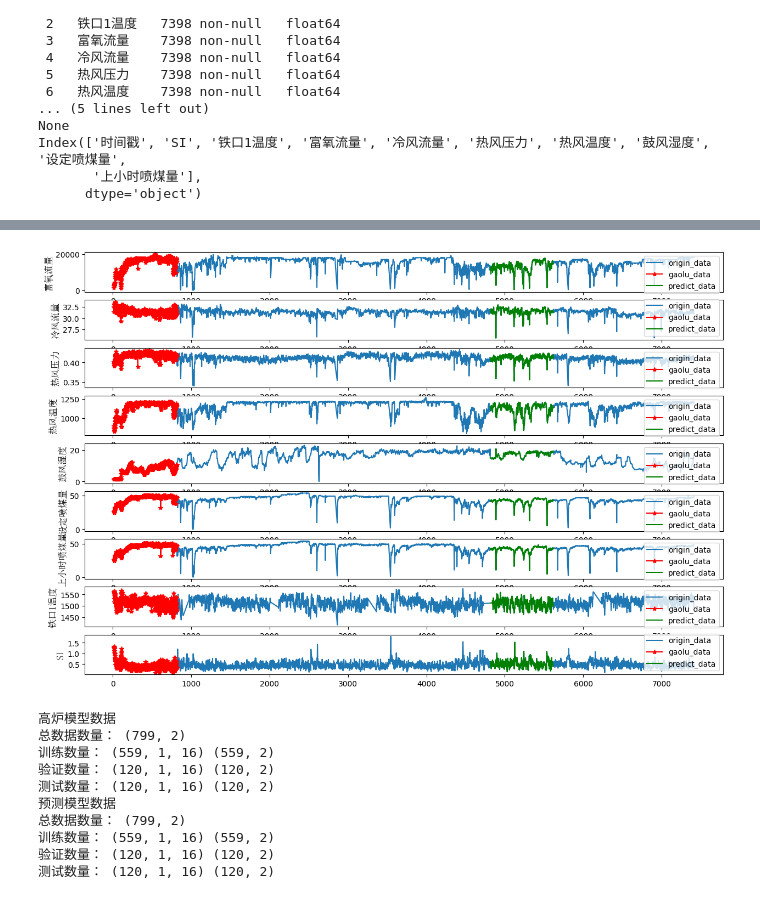
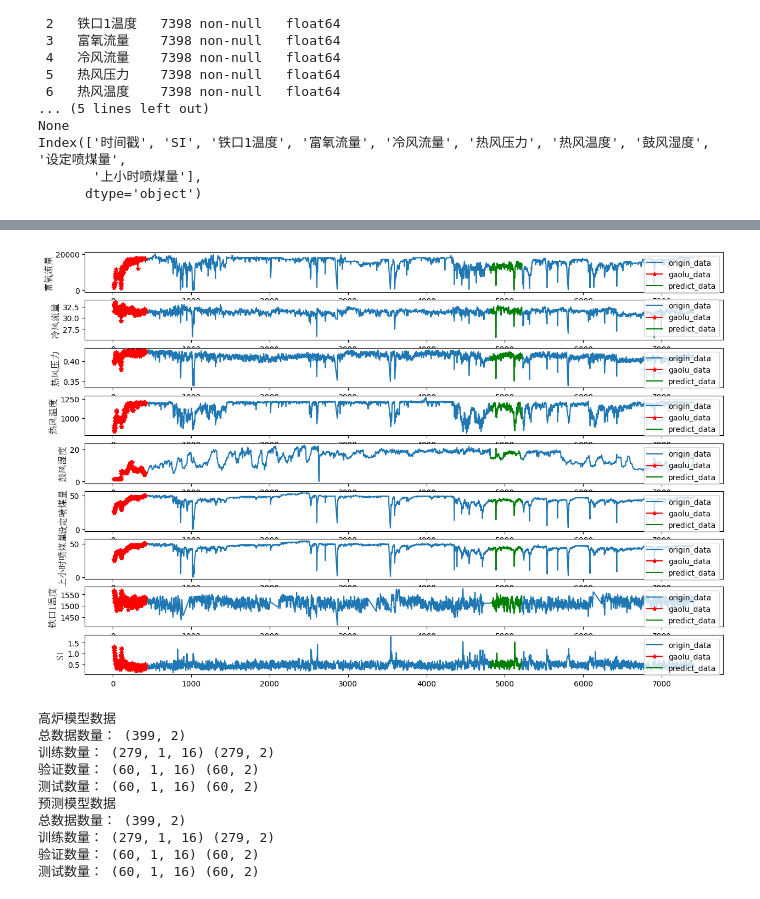
Before and after one commit to haokwok2002/gaolu, a Jupyter notebook: MPC/高炉/0数据处理/简单插值/LSTM双向-高炉-预测控制-7个.ipynb, the cells around one changed output, grey strips where cells are left out. Saved outputs shown, nothing was run; the diff lists cells and outputs as text; code cells hidden in the pictures.

```diff
--- a/MPC/高炉/0数据处理/简单插值/LSTM双向-高炉-预测控制-7个.ipynb
+++ b/MPC/高炉/0数据处理/简单插值/LSTM双向-高炉-预测控制-7个.ipynb
@@ -130,32 +130,32 @@ See the c
 # %%
 # 画出选取的数据
 def plot_subplot(data_x,data_y,column,index_predict,index_gaolu):
     plt.plot(data_x,data_y,'-', label='origin_data')
     plt.plot(data_x[index_gaolu],data_y[index_gaolu],'r*-', label='gaolu_data')
     plt.plot(data_x[index_predict],data_y[index_predict],'g-', label='predict_data')
     plt.legend()
     # plt.xlabel(time_term, fontproperties=font)  # 使用中文标签
     plt.ylabel(column, fontproperties=font)  # 使用中文标签
 
 
 
-length1 = 800
+length1 = 400
 start1 = 0
-length2 = 800
+length2 = 400
 start2 = 4800
 
 
 index_gaolu   = range(start1, start1+length1+1, 1)
 index_predict     = range(start2, start2+length2+1, 1)
 # index = range(1, 7572, 1)
 
 
 plt.figure(figsize=(15, 10))
 for idx, column in enumerate(input_term+output_term):
     plt.subplot(len(input_term+output_term), 1, idx+1)
     plot_subplot(df_sheet_process[time_term].values,df_sheet_process[column].values,column,index_predict,index_gaolu)
 # %% [output]
-[figure, old version]
+[figure, new version]
 # %%
 # 数据归一化、逆归一化
 from sklearn.preprocessing import MinMaxScaler
@@ -287,15 +287,15 @@ X_predict_train, X_predict_val, X_predict_test,\
 y_predict_train, y_predict_val, y_predict_test = make_data(u1_data,u2_data,u3_data,u4_data,u5_data,u6_data,u7_data,y1_data,y2_data)
 # %% [output]
 高炉模型数据
-总数据数量： (799, 2)
-训练数量： (559, 1, 16) (559, 2)
-验证数量： (120, 1, 16) (120, 2)
-测试数量： (120, 1, 16) (120, 2)
+总数据数量： (399, 2)
+训练数量： (279, 1, 16) (279, 2)
+验证数量： (60, 1, 16) (60, 2)
+测试数量： (60, 1, 16) (60, 2)
 预测模型数据
-总数据数量： (799, 2)
-训练数量： (559, 1, 16) (559, 2)
-验证数量： (120, 1, 16) (120, 2)
-测试数量： (120, 1, 16) (120, 2)
+总数据数量： (399, 2)
+训练数量： (279, 1, 16) (279, 2)
+验证数量： (60, 1, 16) (60, 2)
+测试数量： (60, 1, 16) (60, 2)
 # %%
 # 定义LSTM模型
 import torch
```
Also changed, not shown: parts of 15 cells of this notebook, 2 other files.
